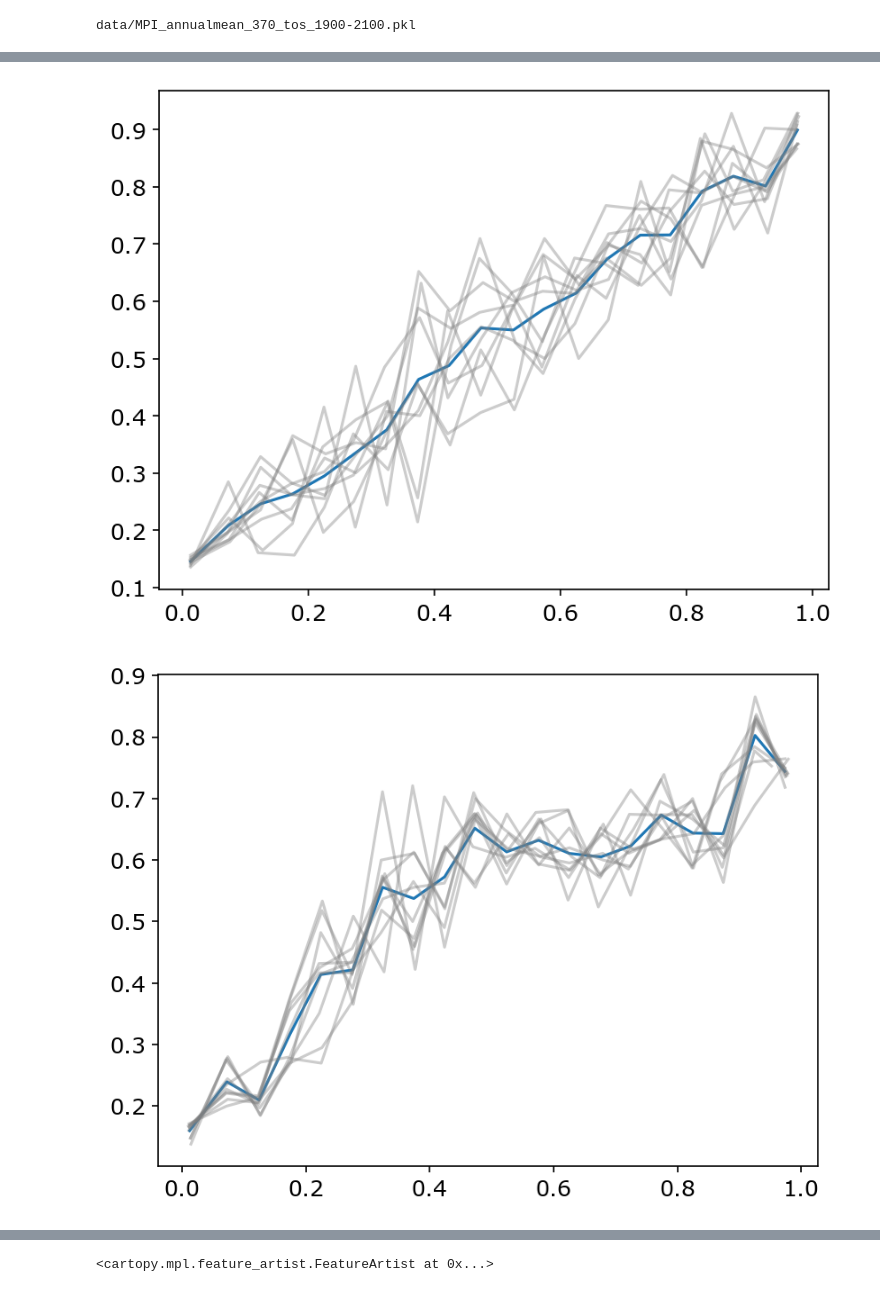
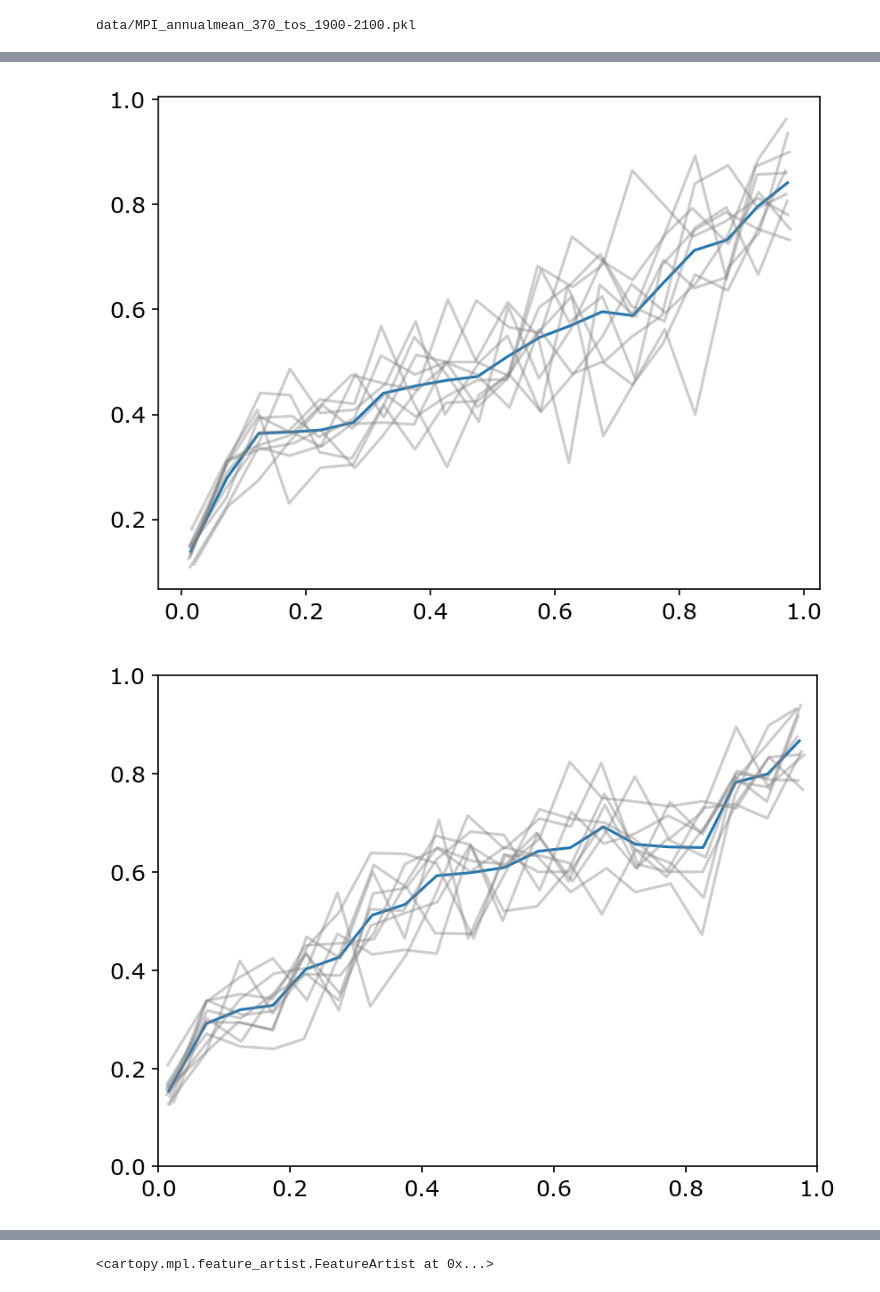
Before and after one commit to emily-gordy/predictability-emergence, a Jupyter notebook: calibration.ipynb, the cells around one changed output, grey strips where cells are left out. Cells and saved outputs as stored; diff of their text form; code cells hidden in the pictures.

```diff
--- a/calibration.ipynb
+++ b/calibration.ipynb
@@ -79,6 +79,9 @@ inputvar = 'tos'
 outputvar = 'tas'
 obstimerange = [1940,2025]
 data_dir = 'data'
+
+n_train = 25
+n_val = 13
 
 seedlist = [62469869,
             71856281,
@@ -166,8 +169,11 @@ def reliability(p, y, w=None, n_bins=20, strategy="uniform", edges=None):
     centres = 0.5 * (edges[:-1] + edges[1:])
     return pm, om, n, ece, centres
 # %%
-lat = -20
-lon = 300
+lat = 40
+lon = 240
+
+ilat = 13
+ilon = 24
 
 predictedmass = []
 predictedmass_ann = []
@@ -177,8 +183,11 @@ observedmass_ann = []
 
 for iseed,seed in enumerate(seedlist):
 
-    valQMout = "../metrics/"+modelfilefront+"avgtime_"+str(outputavgtime)+"_ssp370_validation_QM_seed"+str(seed)+".pkl"
+    torch.manual_seed(seed)
+    np.random.seed(seed)
+    trainval = np.random.choice(n_train+n_val,n_train+n_val,replace=False)
 
+    trainvaltest = [trainval[:n_train],trainval[n_train:n_train+n_val],test]
     _, allval, _ = AllData.trainvaltest_recordmax_withrecordmax(trainvaltest,experiment_era,baselineera,inputlength,outputavgtime,lat,lon)
 
     inputval, inputvalGMT, outputval = DataHolder.tensortime_onehot_withrecordmax(allval,nclasses=2)
@@ -250,17 +256,19 @@ for i in range(10):
     # plt.plot(np.linspace(0, 1, 20))
     # plt.plot(pm,observedmass[i]+qm_correction)
 # %% [output]
-[figure, old version]
+[figure, new version]
 # %%
 meanqm_ann = np.mean(np.asarray(observedmass_ann),axis=0)
 meanpm_ann = np.mean(np.asarray(predictedmass_ann),axis=0)
 qm_correction_ann = meanqm_ann-meanpm_ann
+plt.xlim(0,1)
+plt.ylim(0,1)
 plt.plot(meanpm_ann,meanqm_ann)
 for i in range(10):
 
     plt.plot(predictedmass_ann[i],observedmass_ann[i],color='grey',alpha=0.4)
     # plt.plot(np.linspace(0, 1, 20))
     # plt.plot(pm,observedmass[i]+qm_correction)
 # %% [output]
-[figure, old version]
+[figure, new version]
 # %%
```
Also changed, not shown: parts of 17 cells of this notebook, 4 other files.
